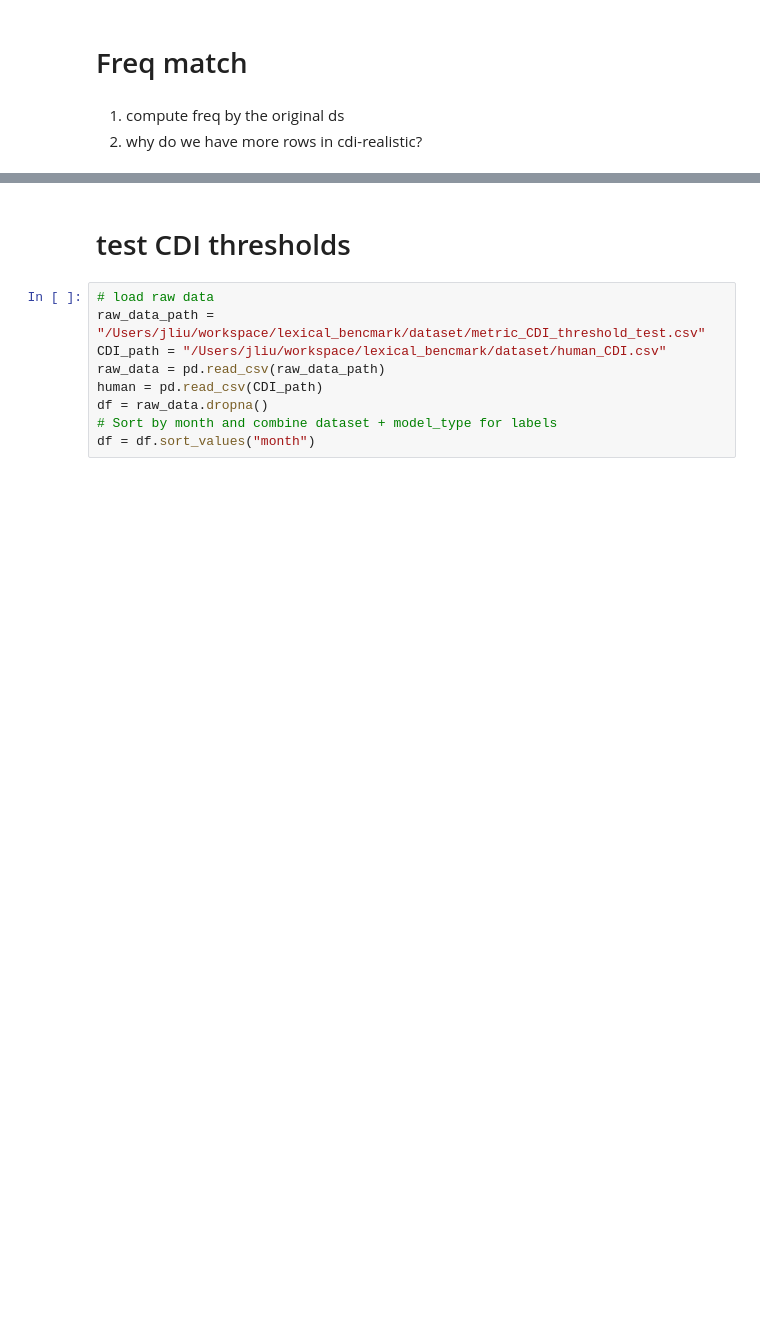
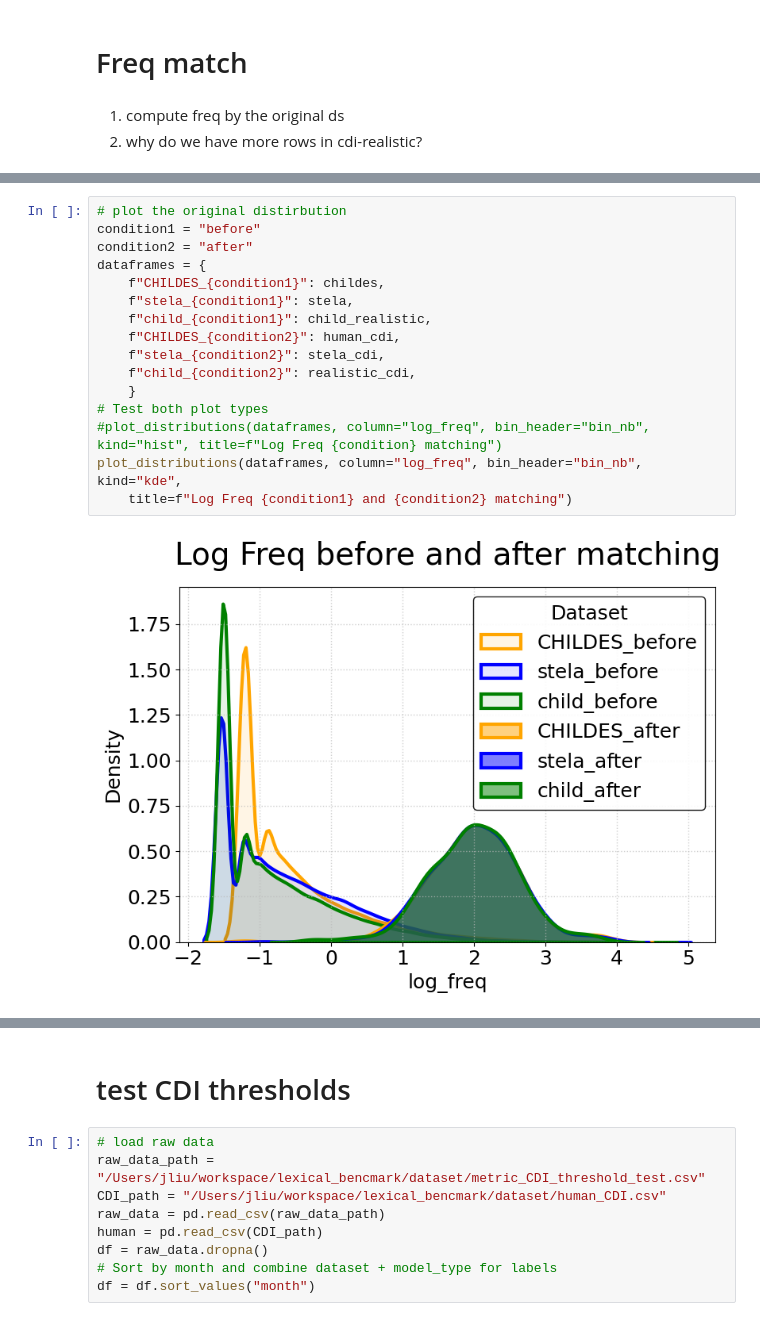
Before and after one commit to nhamilakis/Lexical-benchmark, a Jupyter notebook: notebooks/paper_fig.ipynb, the cells around one changed output, grey strips where cells are left out. Drawn from its saved outputs; the diff is of its cells as text; blank space fills up the shorter version.

```diff
--- a/notebooks/paper_fig.ipynb
+++ b/notebooks/paper_fig.ipynb
@@ -220,5 +234,23 @@ def plot_distributions(
         plt.close()
     else:
         plt.show()
+# %%
+# plot the original distirbution
+condition1 = "before"
+condition2 = "after"
+dataframes = {
+    f"CHILDES_{condition1}": childes,
+    f"stela_{condition1}": stela,
+    f"child_{condition1}": child_realistic,
+    f"CHILDES_{condition2}": human_cdi,
+    f"stela_{condition2}": stela_cdi,
+    f"child_{condition2}": realistic_cdi,
+    }
+# Test both plot types
+#plot_distributions(dataframes, column="log_freq", bin_header="bin_nb", kind="hist", title=f"Log Freq {condition} matching")
+plot_distributions(dataframes, column="log_freq", bin_header="bin_nb", kind="kde",
+    title=f"Log Freq {condition1} and {condition2} matching")
+# %% [output]
+[figure, added]
 # %%
 # plot the original distirbution
```
Also changed, not shown: parts of 12 cells of this notebook.
